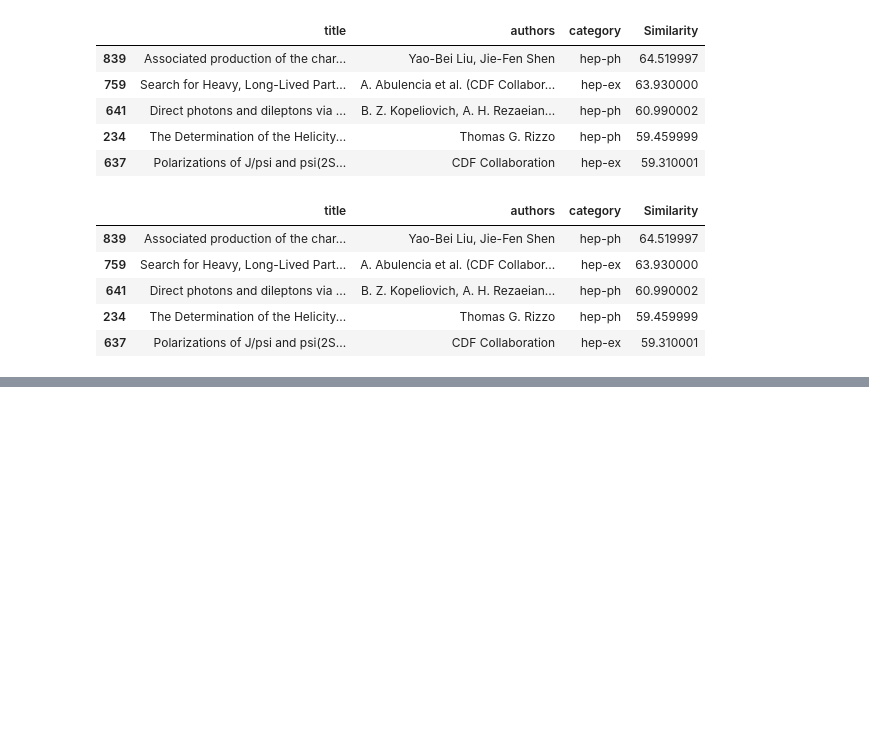
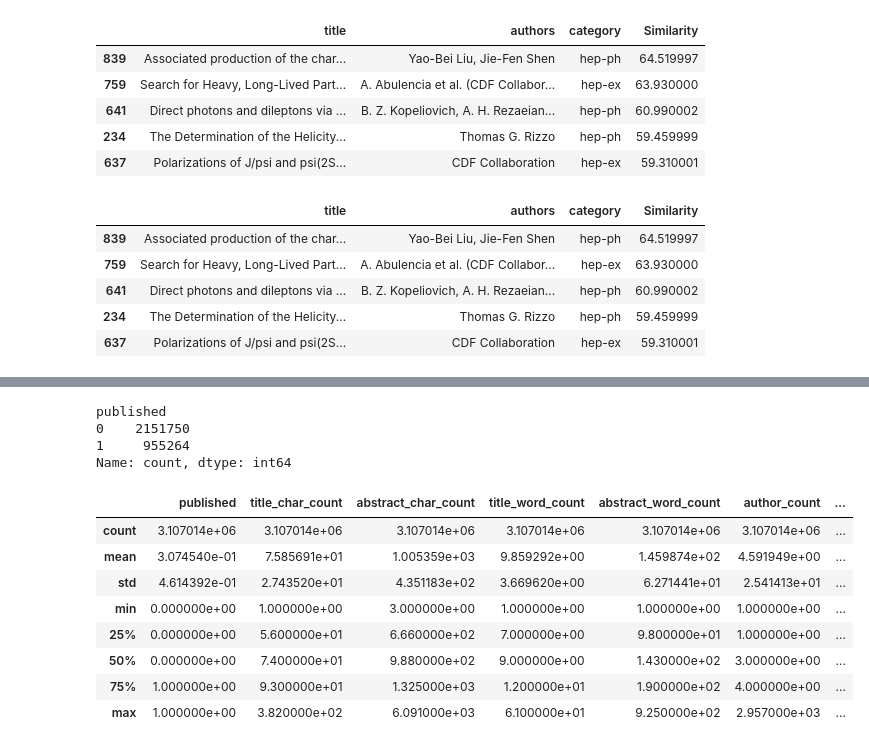
Before and after one commit to Ashutosh-Jarag/cdac-aiml-project, a Jupyter notebook: notebooks/sentence_transformer_embeddings.ipynb, the cells around one changed output, grey strips where cells are left out. Drawn from its saved outputs; the diff is of its cells as text; code cells hidden in the pictures; blank space fills up the shorter version.

```diff
--- a/notebooks/sentence_transformer_embeddings.ipynb
+++ b/notebooks/sentence_transformer_embeddings.ipynb
@@ -138,0 +141,10 @@ semantic_recommend(df.iloc[0]["title"])
+# %%
+import pandas as pd
+
+df = pd.read_parquet(
+    "../data/processed/publication_dataset.parquet"
+)
+
+print(df.shape)
+
+df.head()
@@ -138,0 +198,19 @@ semantic_recommend(df.iloc[0]["title"])
+# %%
+df["published"].value_counts()
+# %% [output]
+published
+0    2151750
+1     955264
+Name: count, dtype: int64
+# %%
+df.describe()
+# %% [output]
+|  | published | title_char_count | abstract_char_count | title_word_count | abstract_word_count | author_count | ... |
+| count | 3.107014e+06 | 3.107014e+06 | 3.107014e+06 | 3.107014e+06 | 3.107014e+06 | 3.107014e+06 | ... |
+| mean | 3.074540e-01 | 7.585691e+01 | 1.005359e+03 | 9.859292e+00 | 1.459874e+02 | 4.591949e+00 | ... |
+| std | 4.614392e-01 | 2.743520e+01 | 4.351183e+02 | 3.669620e+00 | 6.271441e+01 | 2.541413e+01 | ... |
+| min | 0.000000e+00 | 1.000000e+00 | 3.000000e+00 | 1.000000e+00 | 1.000000e+00 | 1.000000e+00 | ... |
+| 25% | 0.000000e+00 | 5.600000e+01 | 6.660000e+02 | 7.000000e+00 | 9.800000e+01 | 1.000000e+00 | ... |
+| 50% | 0.000000e+00 | 7.400000e+01 | 9.880000e+02 | 9.000000e+00 | 1.430000e+02 | 3.000000e+00 | ... |
+| 75% | 1.000000e+00 | 9.300000e+01 | 1.325000e+03 | 1.200000e+01 | 1.900000e+02 | 4.000000e+00 | ... |
+| max | 1.000000e+00 | 3.820000e+02 | 6.091000e+03 | 6.100000e+01 | 9.250000e+02 | 2.957000e+03 | ... |
```
Also changed, not shown: parts of 4 cells of this notebook, 25 other files.
